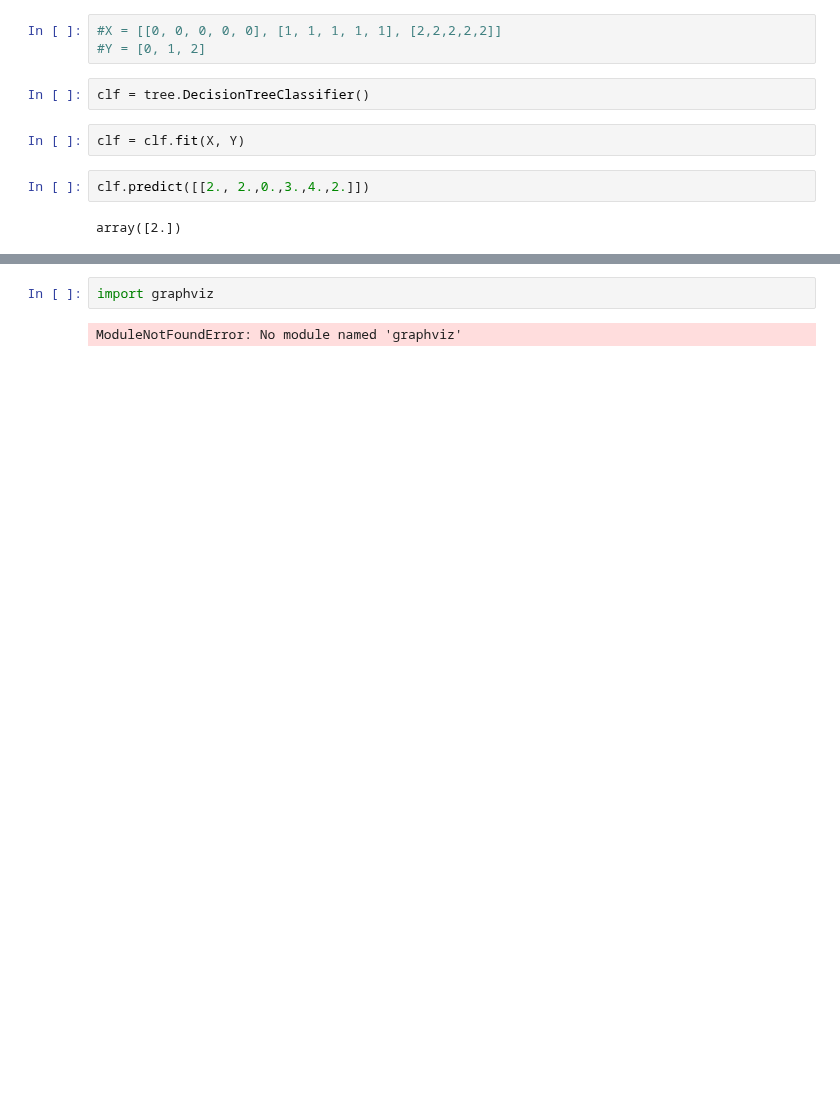
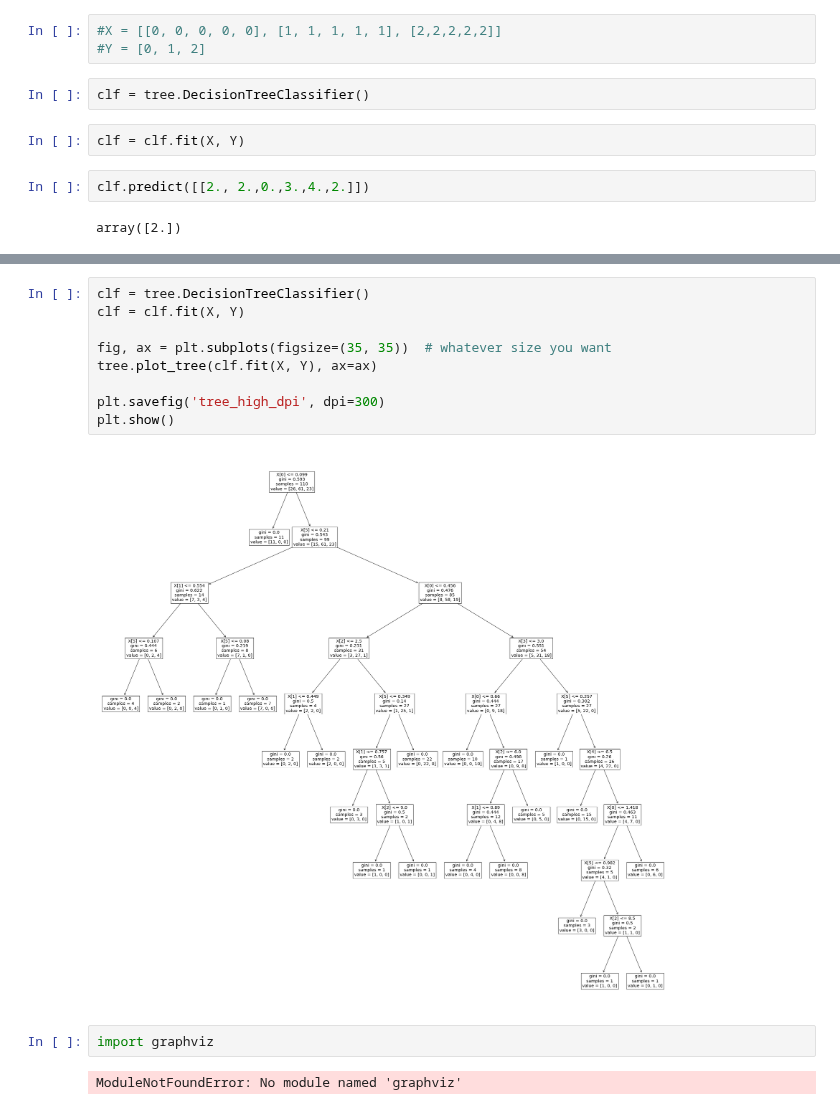
Before and after one commit to Luminilion/GreenBi, a Jupyter notebook: Python/DecisionTree.ipynb, the cells around one changed output, grey strips where cells are left out. Cells and saved outputs as stored; diff of their text form; blank space fills up the shorter version.

```diff
--- a/Python/DecisionTree.ipynb
+++ b/Python/DecisionTree.ipynb
@@ -43,3 +58,14 @@ tree.plot_tree(clf,max_depth=2)
+# %%
+clf = tree.DecisionTreeClassifier()
+clf = clf.fit(X, Y)
+
+fig, ax = plt.subplots(figsize=(35, 35))  # whatever size you want
+tree.plot_tree(clf.fit(X, Y), ax=ax)
+
+plt.savefig('tree_high_dpi', dpi=300)
+plt.show()
+# %% [output]
+[figure, added]
 # %%
 import graphviz
 # %% [output]
```
Also changed, not shown: parts of 4 cells of this notebook.
